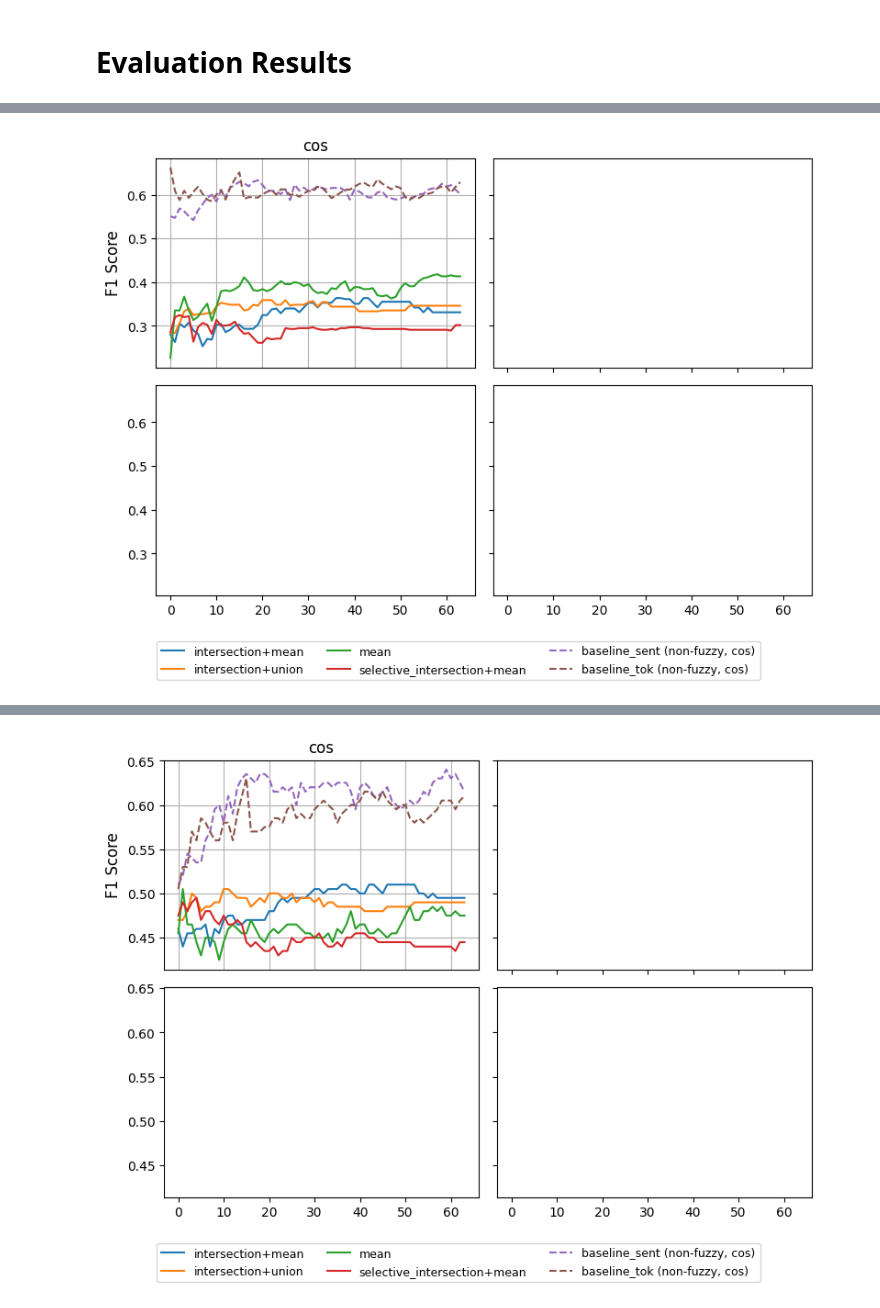
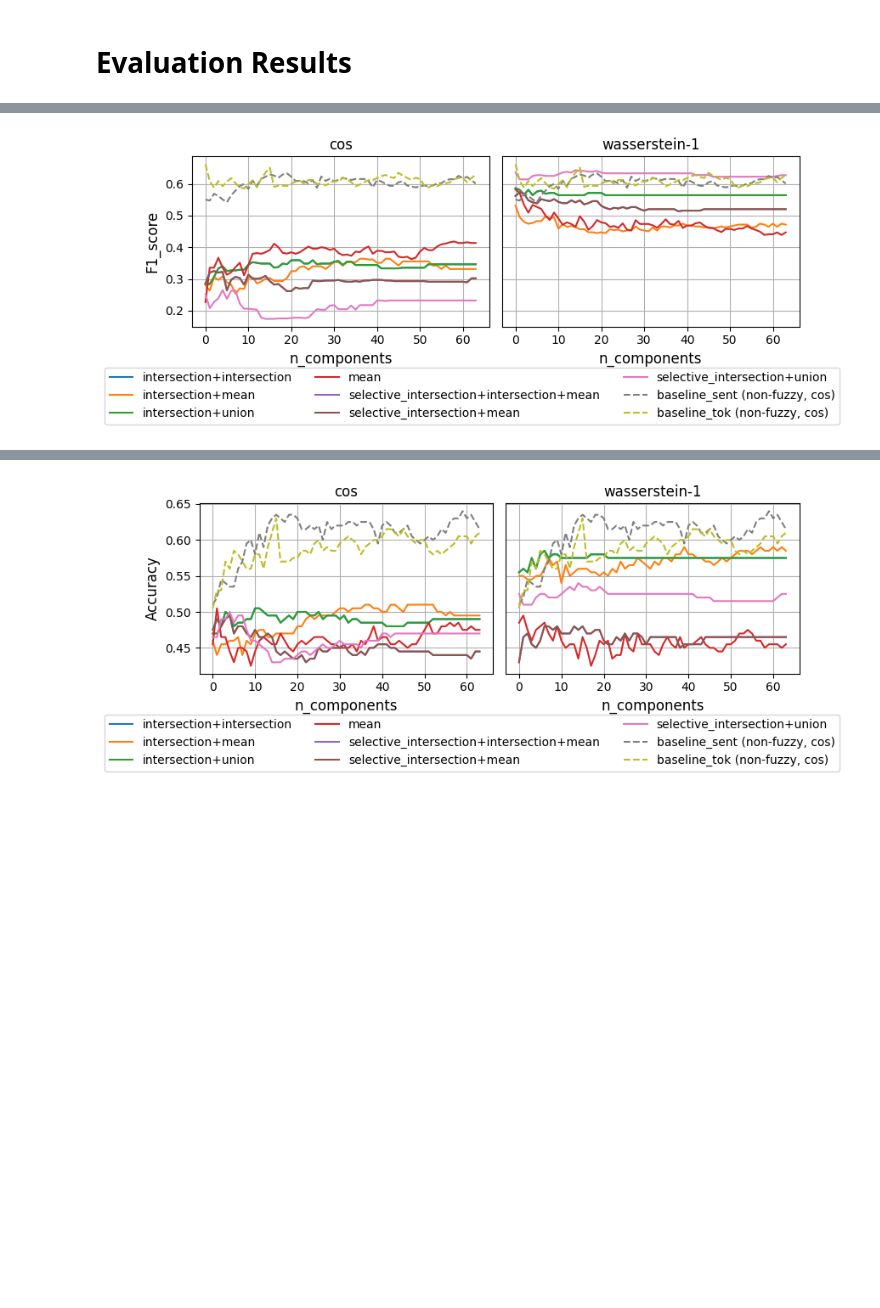
Before and after one commit to IsaacFigNewton/DisCoFuzz, a Jupyter notebook: DisCoFuzz_WiC_Eval.ipynb, the cells around one changed output, grey strips where cells are left out. Drawn from its saved outputs; the diff is of its cells as text; code cells hidden in the pictures; blank space fills up the shorter version.

```diff
--- a/DisCoFuzz_WiC_Eval.ipynb
+++ b/DisCoFuzz_WiC_Eval.ipynb
@@ -26,7 +26,7 @@ if gpus:
 # %%
 from sklearn.decomposition import PCA
 # Define all available similarity metrics from FourierFuzzifier
-sim_metrics_enum = [SIMILARITY_METRICS.COS]#, SIMILARITY_METRICS.W1, SIMILARITY_METRICS.W2, SIMILARITY_METRICS.Q]
+sim_metrics_enum = [SIMILARITY_METRICS.COS, SIMILARITY_METRICS.W1]#, SIMILARITY_METRICS.W2, SIMILARITY_METRICS.Q]
 n_components = 64
 fuzzification_kernel_size = 16
 enrich_lemmas_with_wn = False
@@ -181,6 +186,7 @@ strategies_to_plot = [
     "intersection+union",
     "selective_intersection+mean"
 ]
+strategies_to_plot = STRATEGIES
 
 eval_harness.visualize_metric_by_sim_n_components(scores_df, strategies=strategies_to_plot, metric="f1_score")
 eval_harness.visualize_metric_by_sim_n_components(scores_df, strategies=strategies_to_plot, metric="accuracy")
@@ -189 +194 @@ Warning: Found 1 similarity metrics (expected 4).
-[figure, old version]
+[figure, new version]
@@ -191,4 +195,4 @@ Warning: Found 1 similarity metrics (expected 4).
-[figure, old version]
+[figure, new version]
 # %%
 eval_harness.visualize_scores(scores_df, n_components)
 # %% [output]
```
Also changed, not shown: parts of 7 cells of this notebook, 3 other files.
